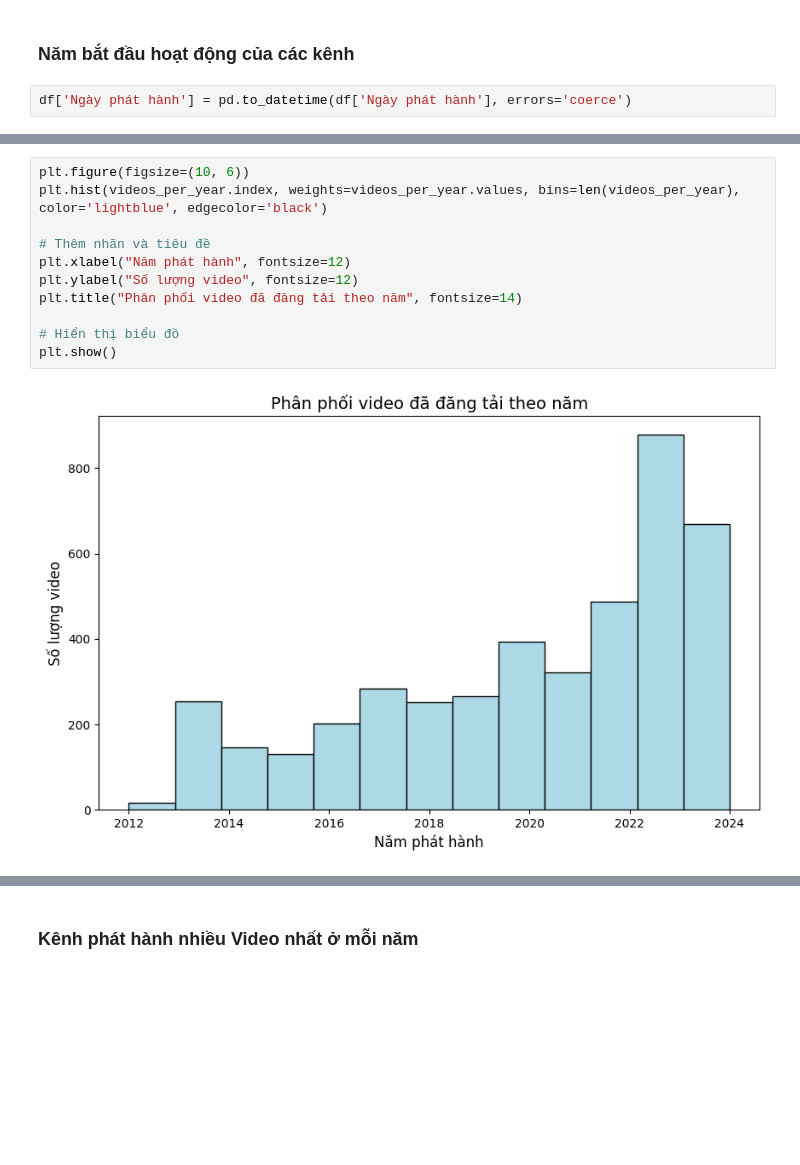
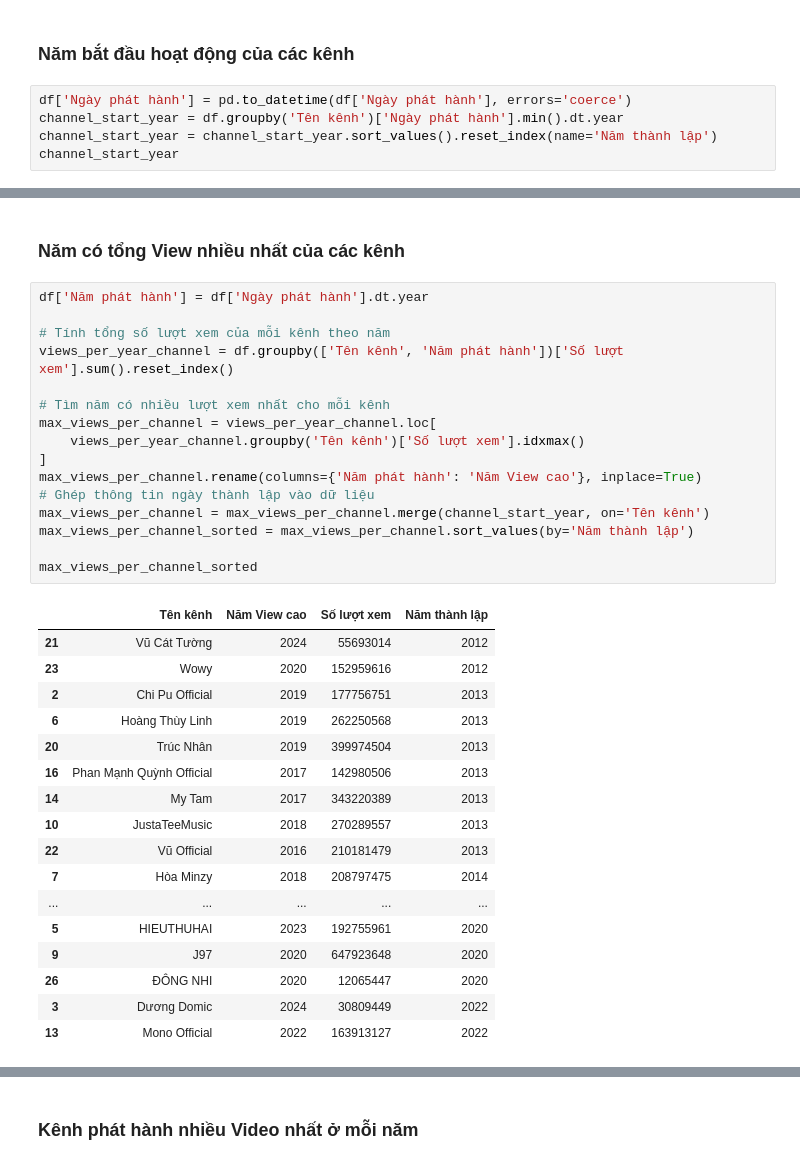
Before and after one commit to linkoc119/BTL.EelSoup, a Jupyter notebook: LDataAnalysis.ipynb, the cells around one changed output, grey strips where cells are left out. Cells and saved outputs as stored; diff of their text form; blank space fills up the shorter version.

```diff
--- a/LDataAnalysis.ipynb
+++ b/LDataAnalysis.ipynb
@@ -26,3 +16,6 @@ df.head()
 ### Năm bắt đầu hoạt động của các kênh
 # %%
 df['Ngày phát hành'] = pd.to_datetime(df['Ngày phát hành'], errors='coerce')
+channel_start_year = df.groupby('Tên kênh')['Ngày phát hành'].min().dt.year
+channel_start_year = channel_start_year.sort_values().reset_index(name='Năm thành lập')
+channel_start_year
@@ -77,13 +40,36 @@ Name: count, dtype: int64
-# %%
-plt.figure(figsize=(10, 6))
-plt.hist(videos_per_year.index, weights=videos_per_year.values, bins=len(videos_per_year), color='lightblue', edgecolor='black')
-
-# Thêm nhãn và tiêu đề
-plt.xlabel("Năm phát hành", fontsize=12)
-plt.ylabel("Số lượng video", fontsize=12)
-plt.title("Phân phối video đã đăng tải theo năm", fontsize=14)
-
-# Hiển thị biểu đồ
-plt.show()
-# %% [output]
-[figure, removed]
+# %% [markdown]
+### Năm có tổng View nhiều nhất của các kênh
+# %%
+df['Năm phát hành'] = df['Ngày phát hành'].dt.year
+
+# Tính tổng số lượt xem của mỗi kênh theo năm
+views_per_year_channel = df.groupby(['Tên kênh', 'Năm phát hành'])['Số lượt xem'].sum().reset_index()
+
+# Tìm năm có nhiều lượt xem nhất cho mỗi kênh
+max_views_per_channel = views_per_year_channel.loc[
+    views_per_year_channel.groupby('Tên kênh')['Số lượt xem'].idxmax()
+]
+max_views_per_channel.rename(columns={'Năm phát hành': 'Năm View cao'}, inplace=True)
+# Ghép thông tin ngày thành lập vào dữ liệu
+max_views_per_channel = max_views_per_channel.merge(channel_start_year, on='Tên kênh')
+max_views_per_channel_sorted = max_views_per_channel.sort_values(by='Năm thành lập')
+
+max_views_per_channel_sorted
+# %% [output]
+|  | Tên kênh | Năm View cao | Số lượt xem | Năm thành lập |
+| 21 | Vũ Cát Tường | 2024 | 55693014 | 2012 |
+| 23 | Wowy | 2020 | 152959616 | 2012 |
+| 2 | Chi Pu Official | 2019 | 177756751 | 2013 |
+| 6 | Hoàng Thùy Linh | 2019 | 262250568 | 2013 |
+| 20 | Trúc Nhân | 2019 | 399974504 | 2013 |
+| 16 | Phan Mạnh Quỳnh Official | 2017 | 142980506 | 2013 |
+| 14 | My Tam | 2017 | 343220389 | 2013 |
+| 10 | JustaTeeMusic | 2018 | 270289557 | 2013 |
+| 22 | Vũ Official | 2016 | 210181479 | 2013 |
+| 7 | Hòa Minzy | 2018 | 208797475 | 2014 |
+| ... | ... | ... | ... | ... |
+| 5 | HIEUTHUHAI | 2023 | 192755961 | 2020 |
+| 9 | J97 | 2020 | 647923648 | 2020 |
+| 26 | ĐÔNG NHI | 2020 | 12065447 | 2020 |
+| 3 | Dương Domic | 2024 | 30809449 | 2022 |
+| 13 | Mono Official | 2022 | 163913127 | 2022 |
```
Also changed, not shown: parts of 35 cells of this notebook.
